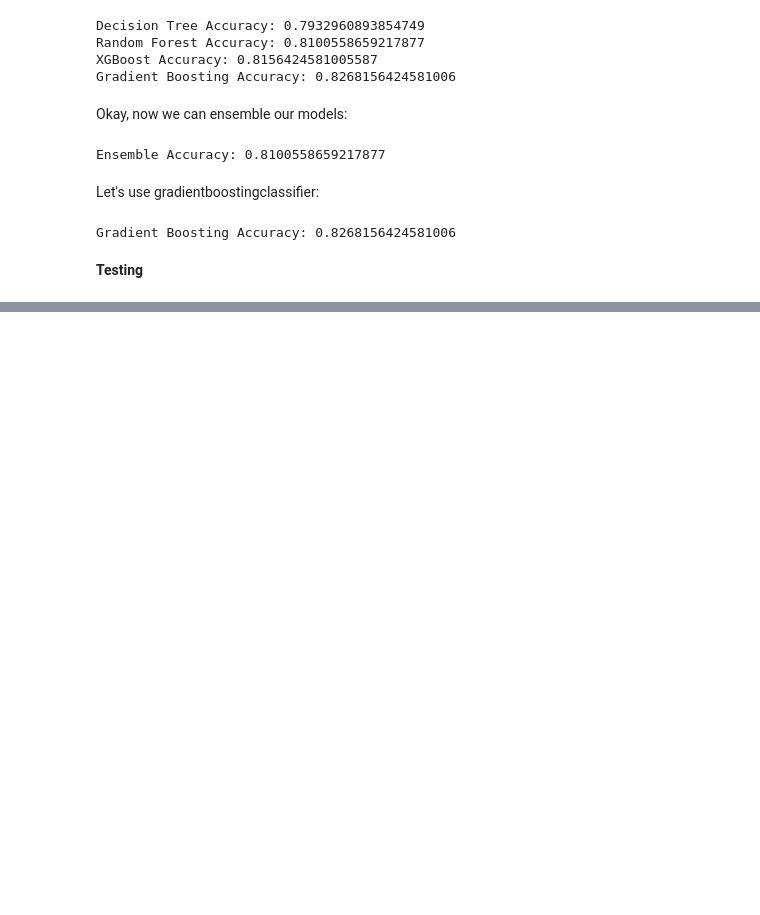
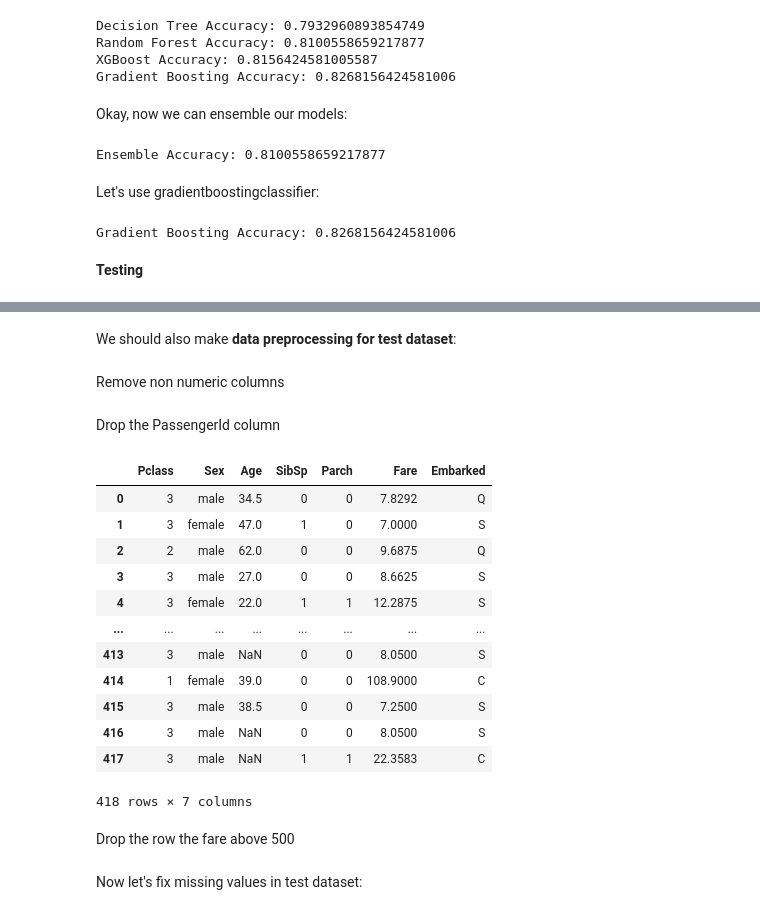
Before and after one commit to Korniev/Machine-Learning-projects, a Jupyter notebook: Titanic Prediction.ipynb, the cells around one changed output, grey strips where cells are left out. Drawn from its saved outputs; the diff is of its cells as text; code cells hidden in the pictures; blank space fills up the shorter version.

Commit message:
data preprocessed test dataset

```diff
--- a/Titanic Prediction.ipynb
+++ b/Titanic Prediction.ipynb
@@ -878,0 +908,3 @@ Gradient Boosting Accuracy: 0.8268156424581006
+# %%
+test_data = pd.read_csv("/content/test.csv")
+test_data.head()
@@ -878,0 +918,28 @@ Gradient Boosting Accuracy: 0.8268156424581006
+# %% [markdown]
+We should also make **data preprocessing for test dataset**:
+# %% [markdown]
+Remove non numeric columns
+# %%
+test_data.drop(['Ticket', 'Cabin', 'Name'], axis=1, inplace=True)
+# %% [markdown]
+Drop the PassengerId column
+# %%
+test_data.drop(['PassengerId'], axis=1, inplace=True)
+# %%
+test_data
+# %% [output]
+|  | Pclass | Sex | Age | SibSp | Parch | Fare | Embarked |
+| 0 | 3 | male | 34.5 | 0 | 0 | 7.8292 | Q |
+| 1 | 3 | female | 47.0 | 1 | 0 | 7.0000 | S |
+| 2 | 2 | male | 62.0 | 0 | 0 | 9.6875 | Q |
+| 3 | 3 | male | 27.0 | 0 | 0 | 8.6625 | S |
+| 4 | 3 | female | 22.0 | 1 | 1 | 12.2875 | S |
+| ... | ... | ... | ... | ... | ... | ... | ... |
+| 413 | 3 | male | NaN | 0 | 0 | 8.0500 | S |
+| 414 | 1 | female | 39.0 | 0 | 0 | 108.9000 | C |
+| 415 | 3 | male | 38.5 | 0 | 0 | 7.2500 | S |
+| 416 | 3 | male | NaN | 0 | 0 | 8.0500 | S |
+| 417 | 3 | male | NaN | 1 | 1 | 22.3583 | C |
+418 rows × 7 columns
+# %% [markdown]
+Drop the row the fare above 500
@@ -878,0 +948,2 @@ Gradient Boosting Accuracy: 0.8268156424581006
+# %% [markdown]
+Now let's fix missing values in test dataset:
```
Also changed, not shown: parts of 20 cells of this notebook.
